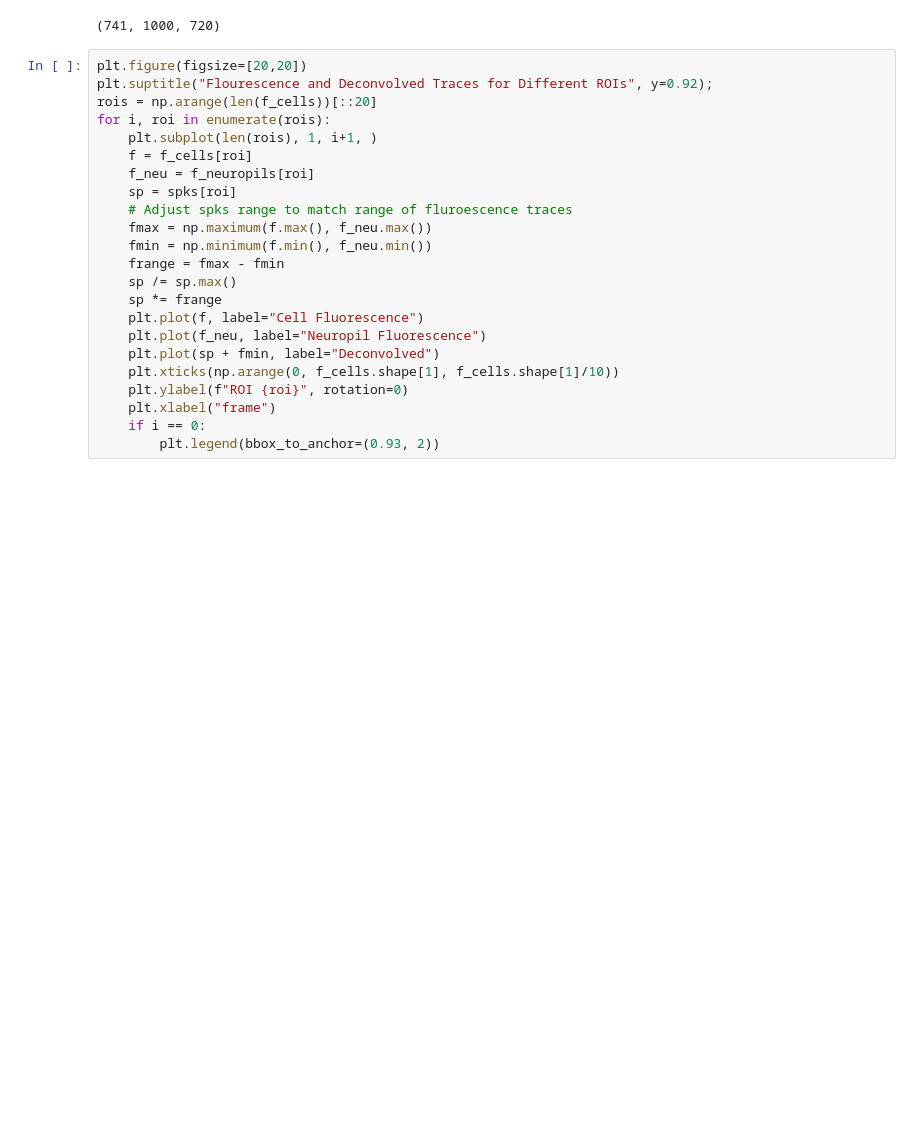
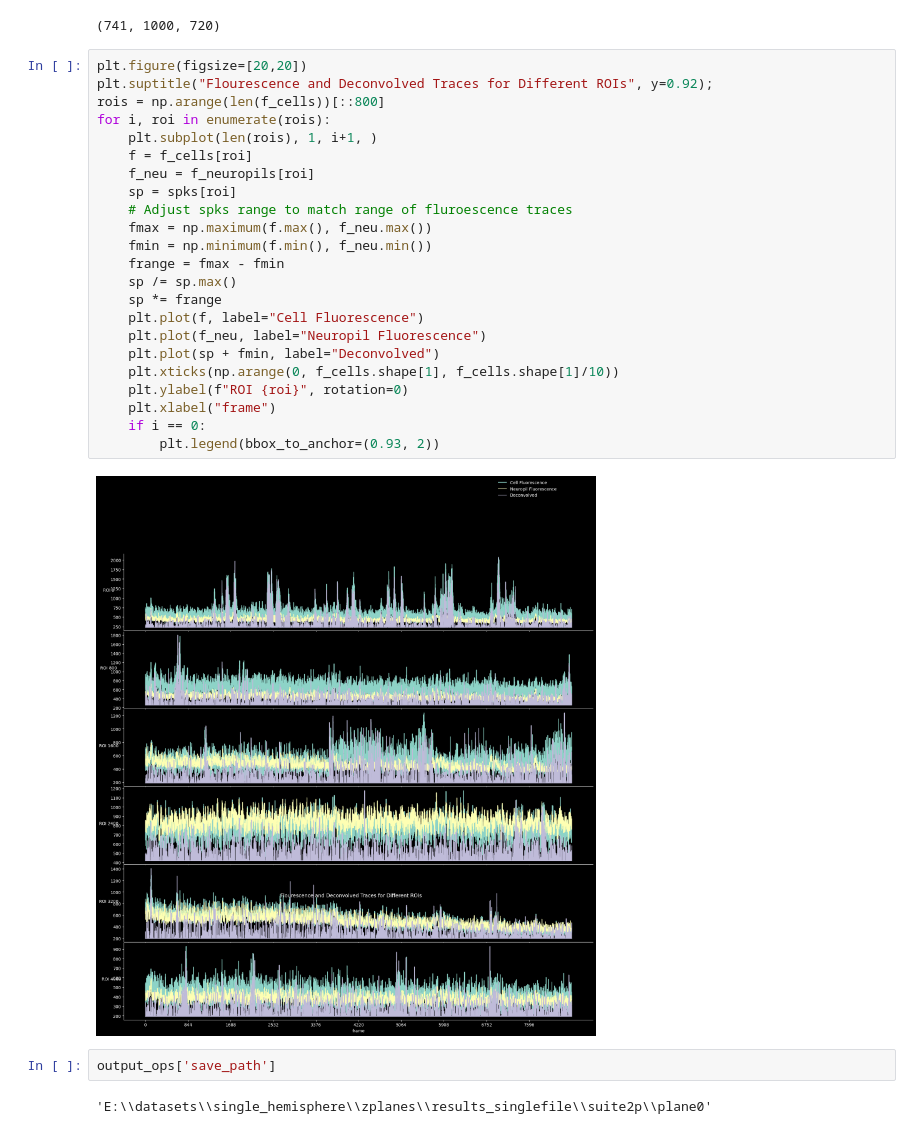
Before and after one commit to MillerBrainObservatory/LBM-Suite2p-Python, a Jupyter notebook: demos/notebooks/suite2p_segmentation.ipynb, the cells around one changed output. Drawn from its saved outputs; the diff is of its cells as text; blank space fills up the shorter version.

```diff
--- a/demos/notebooks/suite2p_segmentation.ipynb
+++ b/demos/notebooks/suite2p_segmentation.ipynb
@@ -173,23 +347,29 @@ im[iscell].shape
 # %%
 plt.figure(figsize=[20,20])
 plt.suptitle("Flourescence and Deconvolved Traces for Different ROIs", y=0.92);
-rois = np.arange(len(f_cells))[::20]
+rois = np.arange(len(f_cells))[::800]
 for i, roi in enumerate(rois):
     plt.subplot(len(rois), 1, i+1, )
     f = f_cells[roi]
     f_neu = f_neuropils[roi]
     sp = spks[roi]
     # Adjust spks range to match range of fluroescence traces
     fmax = np.maximum(f.max(), f_neu.max())
     fmin = np.minimum(f.min(), f_neu.min())
     frange = fmax - fmin
     sp /= sp.max()
     sp *= frange
     plt.plot(f, label="Cell Fluorescence")
     plt.plot(f_neu, label="Neuropil Fluorescence")
     plt.plot(sp + fmin, label="Deconvolved")
     plt.xticks(np.arange(0, f_cells.shape[1], f_cells.shape[1]/10))
     plt.ylabel(f"ROI {roi}", rotation=0)
     plt.xlabel("frame")
     if i == 0:
         plt.legend(bbox_to_anchor=(0.93, 2))
+# %% [output]
+[figure, added]
+# %%
+output_ops['save_path']
+# %% [output]
+'E:\\datasets\\single_hemisphere\\zplanes\\results_singlefile\\suite2p\\plane0'
```
Also changed, not shown: parts of 12 cells of this notebook, 4 other files.
